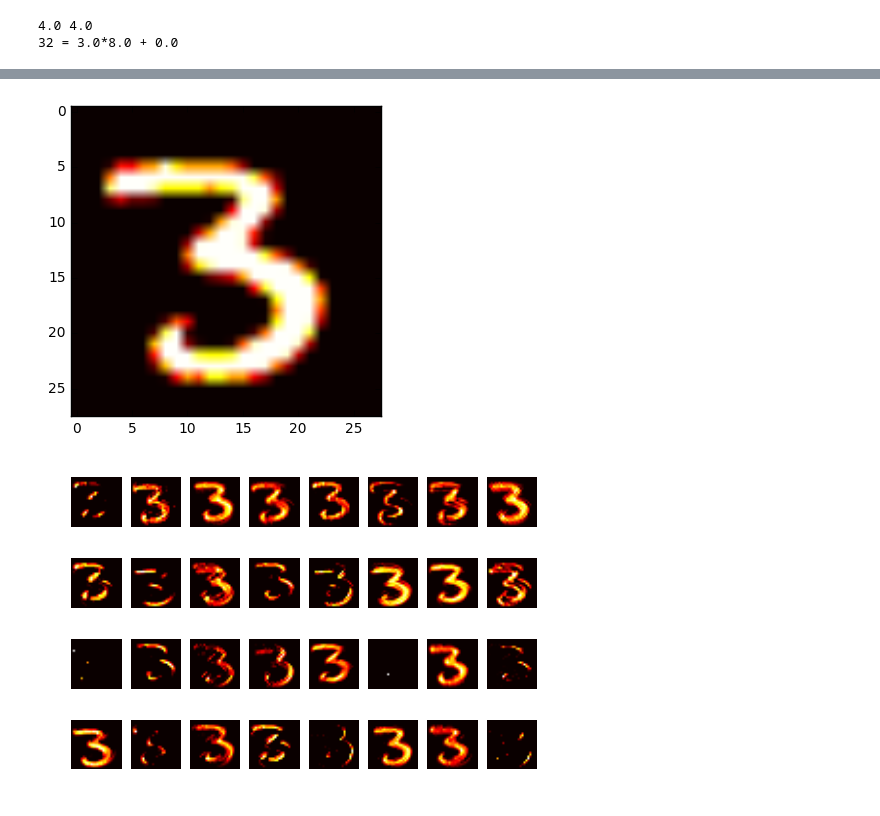
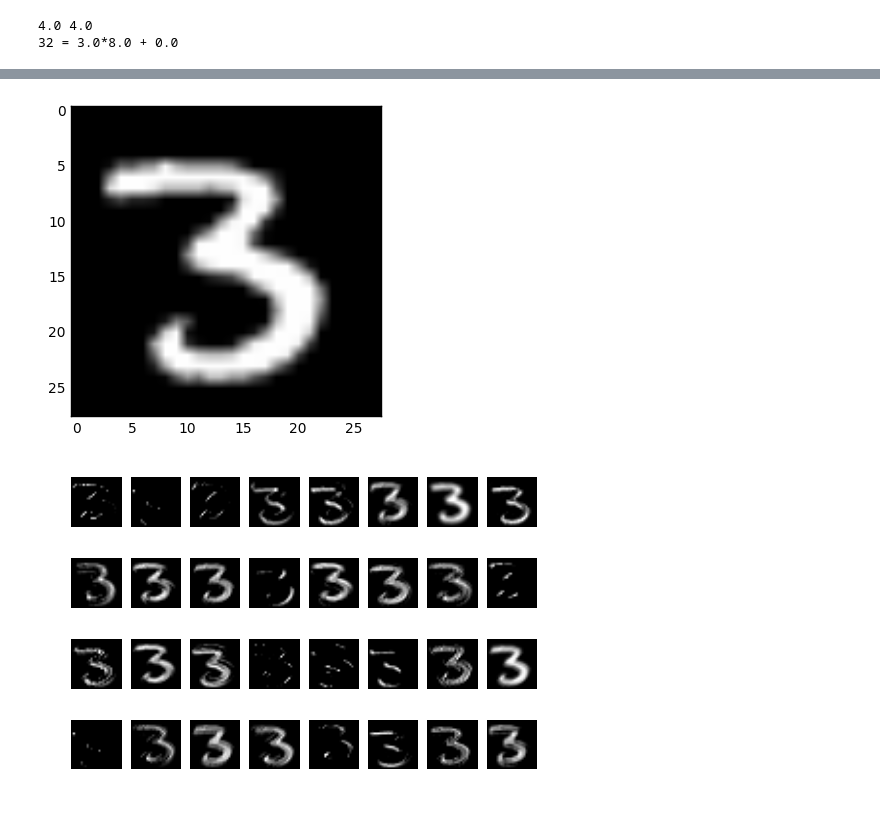
Before and after one commit to pyotr777/keras_tut, a Jupyter notebook: visualise filters.ipynb, the cells around one changed output, grey strips where cells are left out. Saved outputs shown, nothing was run; the diff lists cells and outputs as text; code cells hidden in the pictures.

```diff
--- a/visualise filters.ipynb
+++ b/visualise filters.ipynb
@@ -45,3 +45,8 @@ print str(filters)+" = "+str(rows-1)+"*"+str(in_row)+" + "+str(filters % in_row)
 model.add(Convolution2D(filters, 3, 3, dim_ordering="th", input_shape=(1,28,28)))
 convout1 = Activation('relu')
 model.add(convout1)
+model.add(Convolution2D(filters, 3, 3))
+convout2 = Activation('relu')
+model.add(convout2)
+model.summary()
+print model.output_shape
@@ -60,18 +68,18 @@ ________________________________________________________________________________
 # %%
 img_num = 12
-plt.imshow(X_train[img_num],cmap="hot")
+plt.imshow(X_train[img_num],cmap="gray")
 # Generate function to visualize first layer
 from keras import backend as K
 convout1_f = K.function(model.inputs, [convout1.output])
-convolutions = np.asarray(convout1_f([[[X_train[img_num]]]]), dtype=np.float32)
+convolutions1 = np.asarray(convout1_f([[[X_train[img_num]]]]), dtype=np.float32)
 # %% [output]
-[figure, old version]
+[figure, new version]
 # %%
 fig = plt.figure()
-for i, convolution_d in enumerate(convolutions[0]):
+for i, convolution_d in enumerate(convolutions1[0]):
     for j, convolution in enumerate(convolution_d):
         p=fig.add_subplot(rows,in_row,j+1)
         p.axis('off')
-        plt.imshow(convolution, cmap="hot")
+        plt.imshow(convolution, cmap="gray")
 # %% [output]
-[figure, old version]
+[figure, new version]
```
Also changed, not shown: parts of 3 cells of this notebook.
